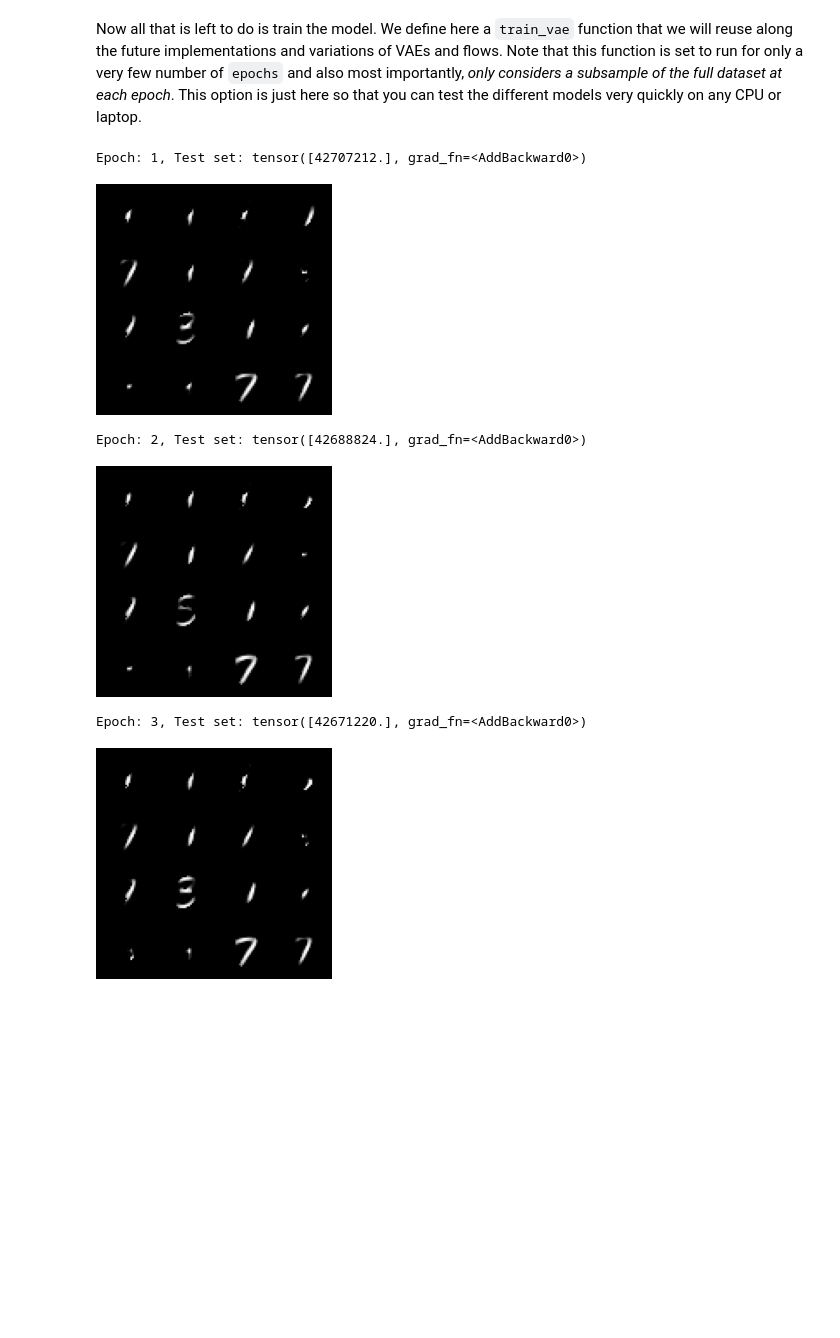
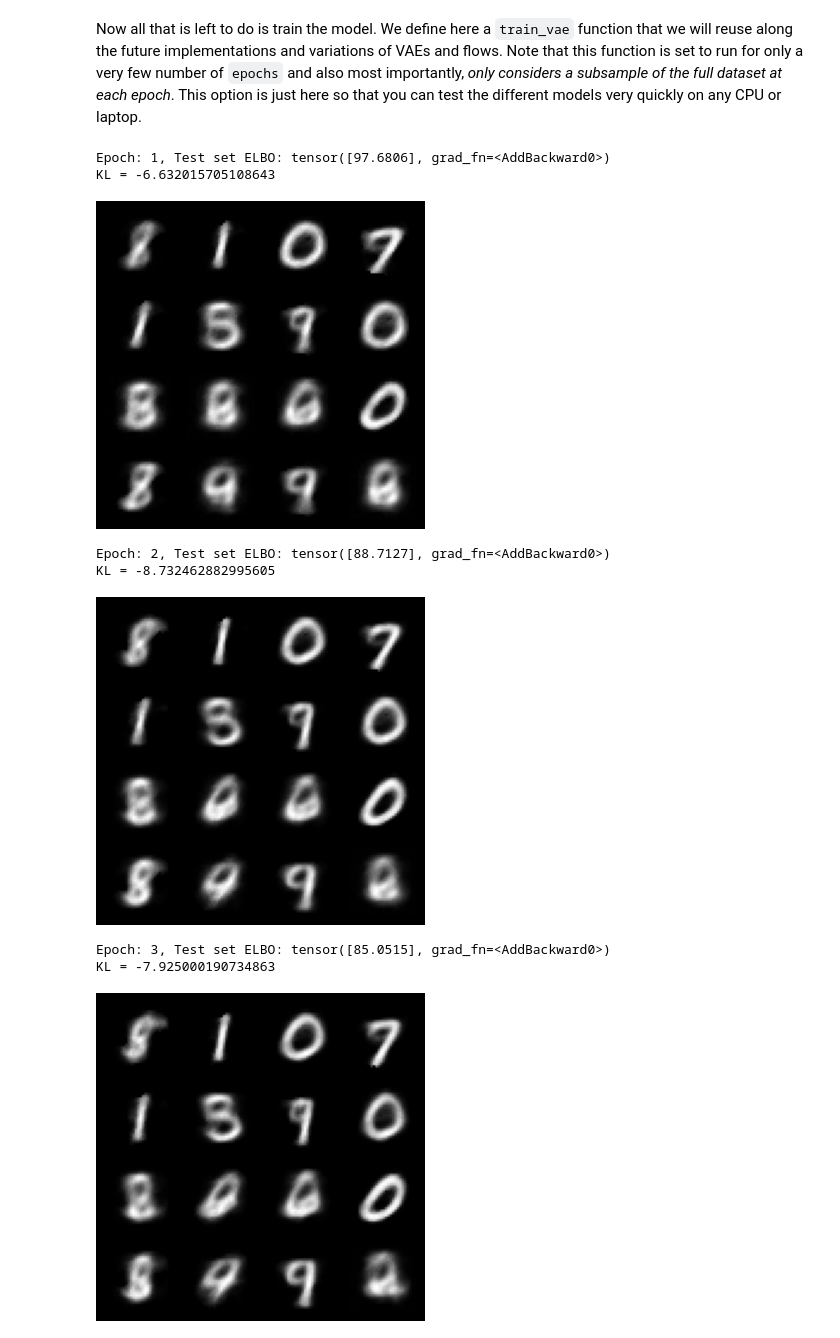
Before and after one commit to iamvcrx/Hierarchical_techno_generation_ATIAM, a Jupyter notebook: Théo NGUYEN/VAE_MNIST_Théo.ipynb, the cells around one changed output. Drawn from its saved outputs; the diff is of its cells as text; code cells hidden in the pictures; blank space fills up the shorter version.

```diff
--- a/Théo NGUYEN/VAE_MNIST_Théo.ipynb
+++ b/Théo NGUYEN/VAE_MNIST_Théo.ipynb
@@ -39,7 +37,11 @@ cpu
 
 The MNIST dataset consists of 28 × 28 pixel grayscale images of handwritten digits from 0 to 9. To use them with PyTorch, we need to convert them to Tensors. Also, in order to ensure adequate learning, it is always best to normalize the data. This is were we make use of `torchvision.transforms` in order to perfom thesse automatically while loading the data.
 # %%
-transform = transforms.Compose(
-    [transforms.ToTensor(),
-     transforms.Normalize((0.5,), (0.5,))])
+# Transformation des data en tenseurs
+
+# transform = transforms.Compose(
+#     [transforms.ToTensor(),
+#      transforms.Normalize((0.5,), (0.5,))])
+
+transform = torchvision.transforms.ToTensor()
 # %% [markdown]
@@ -93,7 +97,7 @@ class VAE(AE):
     def __init__(self, encoder, decoder, encoding_dims, latent_dims):
         super(VAE, self).__init__(encoder, decoder, encoding_dims)
         self.latent_dims = latent_dims
-        self.mu = nn.Sequential(nn.Linear(self.encoding_dims, self.latent_dims), nn.ReLU())
+        self.mu = nn.Sequential(nn.Linear(self.encoding_dims, self.latent_dims))
         self.sigma = nn.Sequential(nn.Linear(self.encoding_dims, self.latent_dims), nn.Softplus())
 
     def encode(self, x):
@@ -118,12 +122,14 @@ class VAE(AE):
     def latent(self, x, z_params):
 
         mu, sigma = z_params
-
         var = sigma * sigma
         log_var = torch.log(var)
 
-        z = torch.randn_like(mu) * sigma + mu
-        kl_div = (1/2) * (mu * mu + var - log_var - 1).sum()
+        # reparametrization trick
+        z = torch.randn(self.latent_dims) * sigma + mu
+
+        # KL divergence
+        kl_div = (1/2) * (1 - mu*mu - var + log_var).sum(1).mean()
 
         return z, kl_div
 # %% [markdown]
@@ -179,17 +167,16 @@ While there are several options to compare the error between two elements, there
 In the following, we define both error functions and regroup them in the `reconstruction_loss` call (depending on the `num_classes` considered). However, as the `multinomial loss` requires a large computational overhead, and for the sake of simplicity, we will train all our first models by relying on the `binary cross entropy`
 # %%
 # Reconstruction criterion
-recons_criterion = torch.nn.MSELoss(reduction='sum')
+recons_criterion = torch.nn.MSELoss(reduction='none')
 
-def compute_loss(model, x):
+def compute_loss(model, x, beta = 0.1):
 
-    beta = 0.1
-    x_rec, kl_div = model(x)
+    xtilde, kl_div = model(x)
+    recons_loss = torch.mean(torch.sum(recons_criterion(x,xtilde), dim = 1))
+    # print(recons_criterion(x,xtilde))
+    full_loss = recons_loss - beta * kl_div
 
-    recons_loss = recons_criterion(x_rec, x)
-    full_loss = recons_loss + kl_div * beta
-
-    return full_loss
+    return full_loss, kl_div
 
 def train_step(model, x, optimizer):
 
@@ -250,6 +237,7 @@ def generate_and_save_images(model, epoch, test_sample):
     #plt.savefig('image_at_epoch_{:04d}.png'.format(epoch))
 
     plt.show()
+
 learn = False
 if learn:
 
@@ -262,38 +250,42 @@ if learn:
 
         # Forward pass: compute predicted y by passing x to the model.
         for i, (x, _) in enumerate(train_loader):
             # Compute the loss
-            loss, kl_div = compute_loss(model, x, beta=1e-4)
+            beta = 1e-4
+            loss, kl_div = compute_loss(model, x, beta)
 
             # Before the backward pass, zero all of the network gradients
             optimizer.zero_grad()
 
             # Backward pass: compute gradient of the loss with respect to parameters
             loss.backward()
 
             # Calling the step function to update the parameters
             optimizer.step()
             full_loss += loss
 
         #TO CHECK THE LEARNING
         #for i, (x, _) in enumerate(valid_loader):
         #    train_step(model, x, optimizer)
 
         print('Epoch: {}, Test set ELBO: {}'.format(epoch, full_loss))
-        print(f"KL {kl_div}")
+        print(f"KL = {kl_div}")
         generate_and_save_images(model, epoch, test_sample)
 
     #SAVING...
     PATH = "VAE_MNIST_model"
     #torch.save(model.state_dict(), PATH)
     torch.save(model, PATH)
 
 else :
     model = torch.load("VAE_MNIST_model")
 # %% [output]
-Epoch: 1, Test set: tensor([42707212.], grad_fn=<AddBackward0>)
+Epoch: 1, Test set ELBO: tensor([97.6806], grad_fn=<AddBackward0>)
+KL = -6.632015705108643
-[figure, old version]
+[figure, new version]
-Epoch: 2, Test set: tensor([42688824.], grad_fn=<AddBackward0>)
+Epoch: 2, Test set ELBO: tensor([88.7127], grad_fn=<AddBackward0>)
+KL = -8.732462882995605
-[figure, old version]
+[figure, new version]
-Epoch: 3, Test set: tensor([42671220.], grad_fn=<AddBackward0>)
+Epoch: 3, Test set ELBO: tensor([85.0515], grad_fn=<AddBackward0>)
+KL = -7.925000190734863
-[figure, old version]
+[figure, new version]
```
Also changed, not shown: parts of 9 cells of this notebook, 3 other files.
